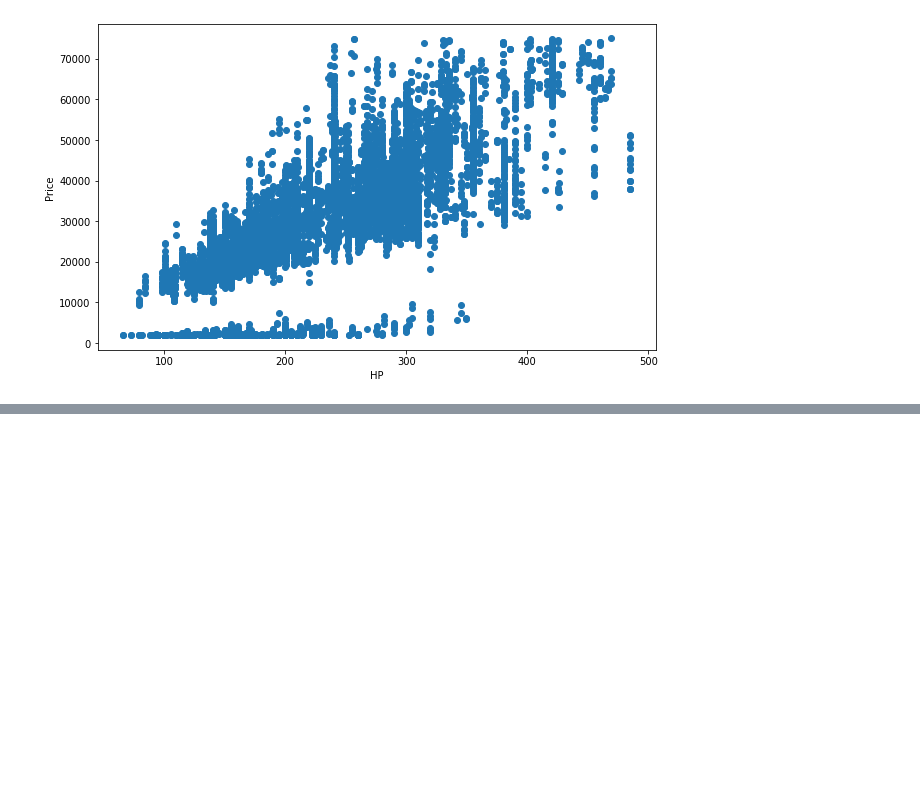
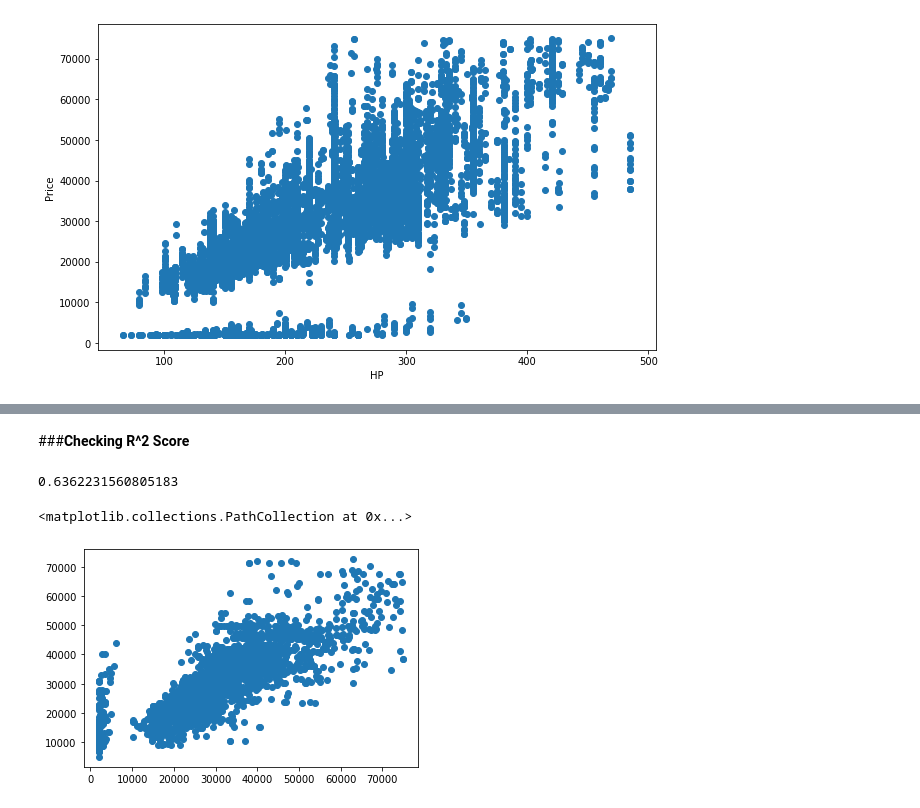
Before and after one commit to Anurag-KP/Exploratory-Data-Analysis-of-Car-Features, a Jupyter notebook: Exploratory_Data_Analysis_of_Car_Features.ipynb, the cells around one changed output, grey strips where cells are left out. Cells and saved outputs as stored; diff of their text form; code cells hidden in the pictures; blank space fills up the shorter version.

```diff
--- a/Exploratory_Data_Analysis_of_Car_Features.ipynb
+++ b/Exploratory_Data_Analysis_of_Car_Features.ipynb
@@ -315,0 +318,3 @@ plt.show()
+# %%
+x = data[['MPG-H', 'MPG-C', 'Popularity', 'HP','Cylinders']]
+y = data['Price']
@@ -315,0 +343,3 @@ plt.show()
+# %%
+from sklearn.model_selection import train_test_split
+X_train, X_test, y_train, y_test = train_test_split(x, y, test_size = 0.25, random_state = 0)
@@ -315,0 +348,4 @@ plt.show()
+# %%
+from sklearn.linear_model import LinearRegression
+lr = LinearRegression()
+lr.fit(X_train, y_train)
@@ -315,0 +368,12 @@ plt.show()
+# %% [markdown]
+###**Checking R^2 Score**
+# %%
+lr.score(X_train, y_train)
+# %% [output]
+0.6362231560805183
+# %%
+predictions = lr.predict(X_test)
+plt.scatter(y_test, predictions)
+# %% [output]
+<matplotlib.collections.PathCollection at 0x...>
+[figure, added]
```
Also changed, not shown: parts of 16 cells of this notebook.
